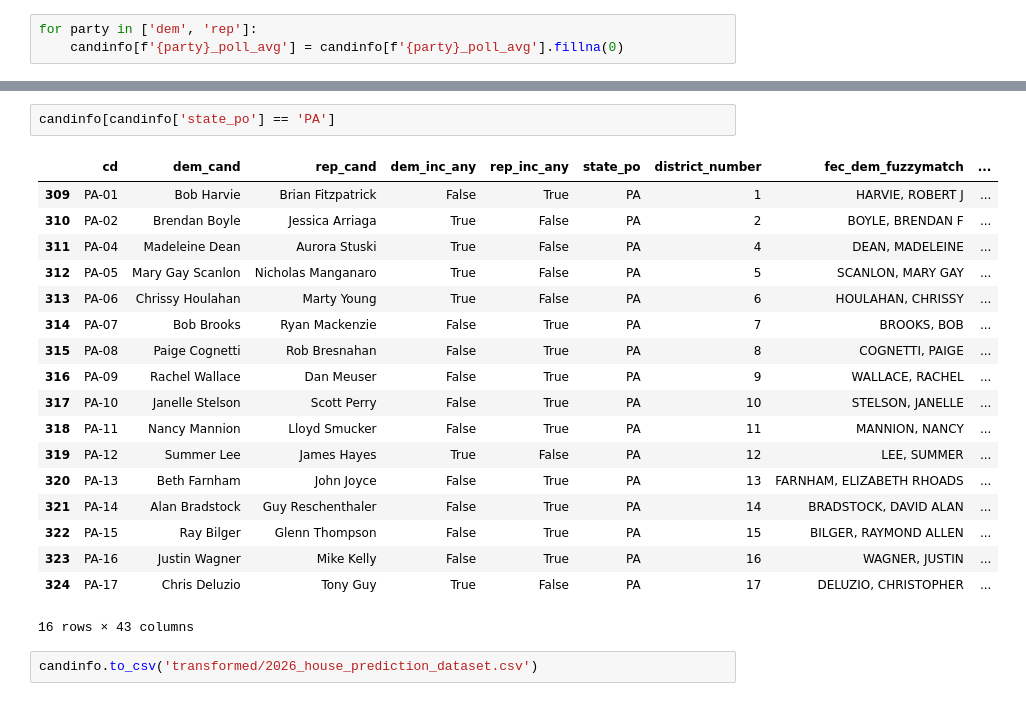
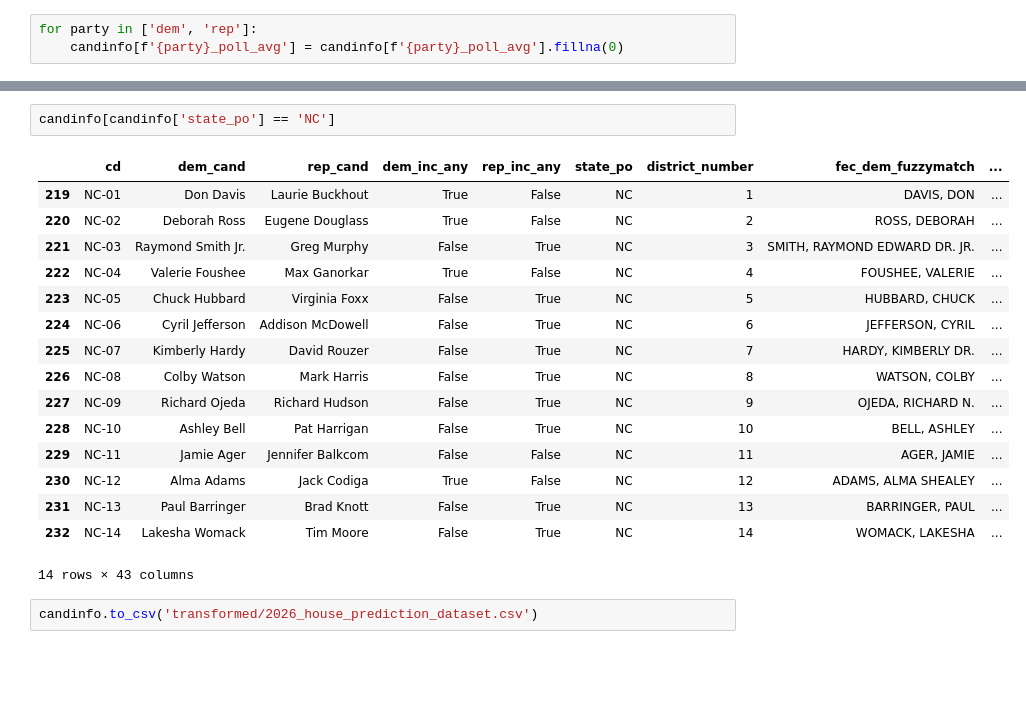
Before and after one commit to Hackquantumcpp/snoutcounter-midterms-2026-model, a Jupyter notebook: prediction/house/03-candidateinfo-wrangling.ipynb, the cells around one changed output, grey strips where cells are left out. Saved outputs shown, nothing was run; the diff lists cells and outputs as text; blank space fills up the shorter version.

```diff
--- a/prediction/house/03-candidateinfo-wrangling.ipynb
+++ b/prediction/house/03-candidateinfo-wrangling.ipynb
@@ -848,23 +855,21 @@ fec[(fec['CAND_OFFICE_ST'] == 'PA') &
 # %%
-candinfo[candinfo['state_po'] == 'PA']
+candinfo[candinfo['state_po'] == 'NC']
 # %% [output]
 |  | cd | dem_cand | rep_cand | dem_inc_any | rep_inc_any | state_po | district_number | fec_dem_fuzzymatch | ... |
-| 309 | PA-01 | Bob Harvie | Brian Fitzpatrick | False | True | PA | 1 | HARVIE, ROBERT J | ... |
-| 310 | PA-02 | Brendan Boyle | Jessica Arriaga | True | False | PA | 2 | BOYLE, BRENDAN F | ... |
-| 311 | PA-04 | Madeleine Dean | Aurora Stuski | True | False | PA | 4 | DEAN, MADELEINE | ... |
-| 312 | PA-05 | Mary Gay Scanlon | Nicholas Manganaro | True | False | PA | 5 | SCANLON, MARY GAY | ... |
-| 313 | PA-06 | Chrissy Houlahan | Marty Young | True | False | PA | 6 | HOULAHAN, CHRISSY | ... |
-| 314 | PA-07 | Bob Brooks | Ryan Mackenzie | False | True | PA | 7 | BROOKS, BOB | ... |
-| 315 | PA-08 | Paige Cognetti | Rob Bresnahan | False | True | PA | 8 | COGNETTI, PAIGE | ... |
-| 316 | PA-09 | Rachel Wallace | Dan Meuser | False | True | PA | 9 | WALLACE, RACHEL | ... |
-| 317 | PA-10 | Janelle Stelson | Scott Perry | False | True | PA | 10 | STELSON, JANELLE | ... |
-| 318 | PA-11 | Nancy Mannion | Lloyd Smucker | False | True | PA | 11 | MANNION, NANCY | ... |
-| 319 | PA-12 | Summer Lee | James Hayes | True | False | PA | 12 | LEE, SUMMER | ... |
-| 320 | PA-13 | Beth Farnham | John Joyce | False | True | PA | 13 | FARNHAM, ELIZABETH RHOADS | ... |
-| 321 | PA-14 | Alan Bradstock | Guy Reschenthaler | False | True | PA | 14 | BRADSTOCK, DAVID ALAN | ... |
-| 322 | PA-15 | Ray Bilger | Glenn Thompson | False | True | PA | 15 | BILGER, RAYMOND ALLEN | ... |
-| 323 | PA-16 | Justin Wagner | Mike Kelly | False | True | PA | 16 | WAGNER, JUSTIN | ... |
-| 324 | PA-17 | Chris Deluzio | Tony Guy | True | False | PA | 17 | DELUZIO, CHRISTOPHER | ... |
+| 219 | NC-01 | Don Davis | Laurie Buckhout | True | False | NC | 1 | DAVIS, DON | ... |
+| 220 | NC-02 | Deborah Ross | Eugene Douglass | True | False | NC | 2 | ROSS, DEBORAH | ... |
+| 221 | NC-03 | Raymond Smith Jr. | Greg Murphy | False | True | NC | 3 | SMITH, RAYMOND EDWARD DR. JR. | ... |
+| 222 | NC-04 | Valerie Foushee | Max Ganorkar | True | False | NC | 4 | FOUSHEE, VALERIE | ... |
+| 223 | NC-05 | Chuck Hubbard | Virginia Foxx | False | True | NC | 5 | HUBBARD, CHUCK | ... |
+| 224 | NC-06 | Cyril Jefferson | Addison McDowell | False | True | NC | 6 | JEFFERSON, CYRIL | ... |
+| 225 | NC-07 | Kimberly Hardy | David Rouzer | False | True | NC | 7 | HARDY, KIMBERLY DR. | ... |
+| 226 | NC-08 | Colby Watson | Mark Harris | False | True | NC | 8 | WATSON, COLBY | ... |
+| 227 | NC-09 | Richard Ojeda | Richard Hudson | False | True | NC | 9 | OJEDA, RICHARD N. | ... |
+| 228 | NC-10 | Ashley Bell | Pat Harrigan | False | True | NC | 10 | BELL, ASHLEY | ... |
+| 229 | NC-11 | Jamie Ager | Jennifer Balkcom | False | False | NC | 11 | AGER, JAMIE | ... |
+| 230 | NC-12 | Alma Adams | Jack Codiga | True | False | NC | 12 | ADAMS, ALMA SHEALEY | ... |
+| 231 | NC-13 | Paul Barringer | Brad Knott | False | True | NC | 13 | BARRINGER, PAUL | ... |
+| 232 | NC-14 | Lakesha Womack | Tim Moore | False | True | NC | 14 | WOMACK, LAKESHA | ... |
-16 rows × 43 columns
+14 rows × 43 columns
 # %%
 candinfo.to_csv('transformed/2026_house_prediction_dataset.csv')
```
Also changed, not shown: parts of 3 cells of this notebook, 21 other files.
